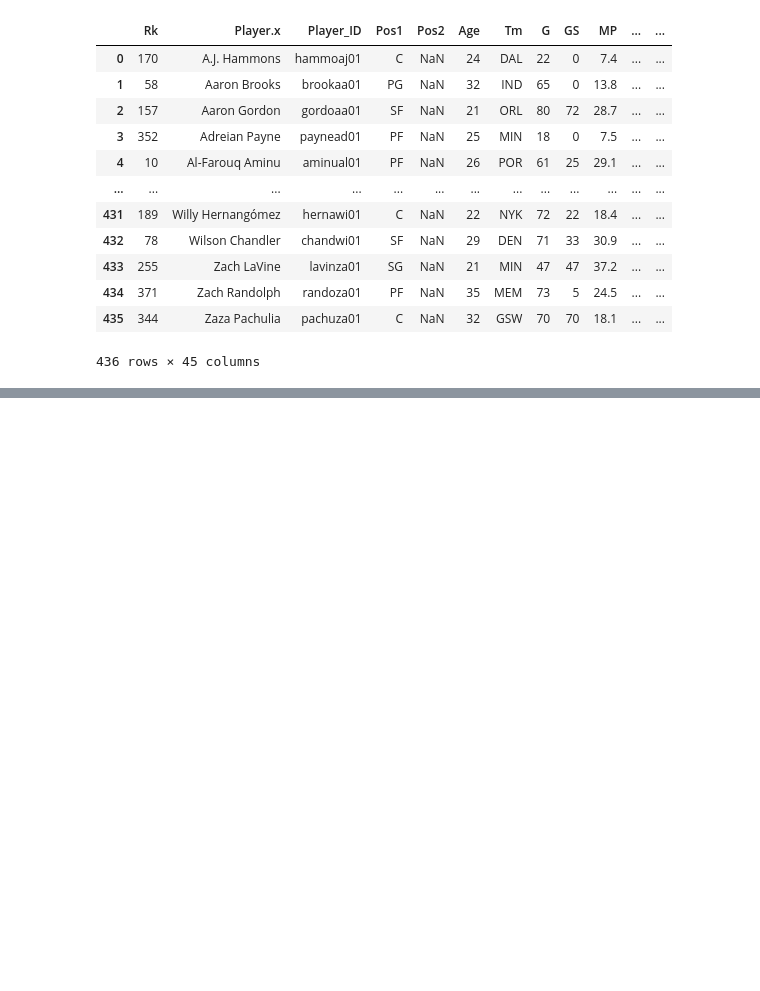
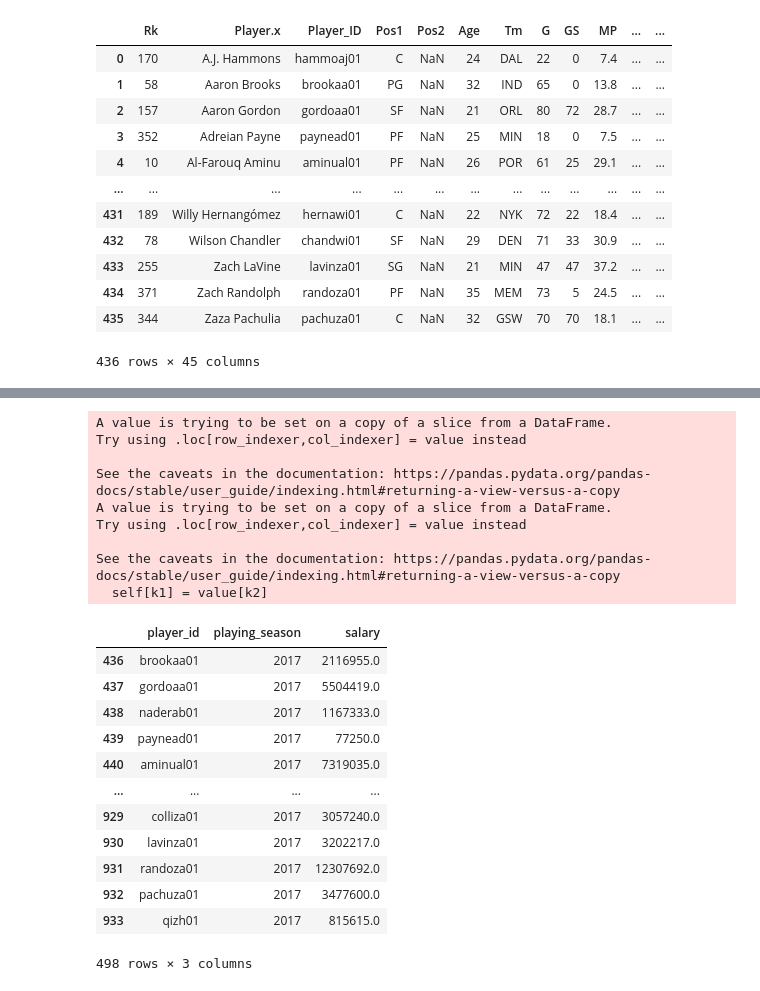
Before and after one commit to asitkumar26/nba-player-analytics, a Jupyter notebook: Pre-processing/preprocessing_data/explore_data_salary_2016_19.ipynb, the cells around one changed output, grey strips where cells are left out. Drawn from its saved outputs; the diff is of its cells as text; code cells hidden in the pictures; blank space fills up the shorter version.

Commit message:
Prepocessing Player Salary for year 2017-18

```diff
--- a/Pre-processing/preprocessing_data/explore_data_salary_2016_19.ipynb
+++ b/Pre-processing/preprocessing_data/explore_data_salary_2016_19.ipynb
@@ -480,0 +481,74 @@ player_salary_201617_cleaned_df
+# %%
+#THE FOLLOWING SECTION is creating a Dataframe for 2017-18
+player_salary_2017_18_df = player_salary_2016_to_2019_df.loc[(player_salary_2016_to_2019_df['Season'] == "2017-18")]
+player_salary_2017_18_df
+
+# Way to find frequency of player_ID
+duplicate_name_2_df = player_salary_2017_18_df['Player_ID'].value_counts()
+duplicate_name_2_df
+
+# Number of players who are traded (and have multiple rows)
+duplicate_name_2_df.loc[(duplicate_name_2_df > 1)].count()
+
+# Duplicate count is 0. To confirm whether a player was in two teams
+player_salary_2017_18_df['Tm'].value_counts()
+
+player_salary_2017_18_df.loc[(player_salary_2017_18_df['Player_ID'] == "acyqu01")]
+
+# Creating New Data Frame for 2017-18 with just the columns we need
+player_salary_201718_clean_df = player_salary_2017_18_df[['Player_ID','Season','Salary']]
+player_salary_201718_clean_df
+
+# Change format of Season from 2017-18 to 2016
+split_season_df = player_salary_201718_clean_df['Season'].str.split("-", n = 1, expand = True)
+split_season_df
+
+# Add New Column for playing_season
+player_salary_201718_clean_df["playing_season"] = split_season_df[0]
+player_salary_201718_clean_df
+
+# Fill Salary Values with 0 if its null
+player_salary_201718_clean_df[['Salary']] = player_salary_201718_clean_df[['Salary']].fillna(value=0)
+player_salary_201718_clean_df
+
+# Change Column Names
+player_salary_201718_clean_df = player_salary_201718_clean_df.rename(columns={"Player_ID":"player_id"})
+player_salary_201718_clean_df = player_salary_201718_clean_df.rename(columns={"Salary":"salary"})
+player_salary_201718_clean_df
+
+
+# Create a Cleaned Data Frame that will be ouputted to a CSV file
+player_salary_201718_cleaned_df = player_salary_201718_clean_df[['player_id','playing_season','salary']]
+player_salary_201718_cleaned_df
+
+#########################
+# Write to CSV File 2016
+#########################
+# writing Clean data to csv file
+player_salary_201718_cleaned_df.to_csv(r'../../Resources/PreprocessedDataFiles/NBA Players Salary 201718_clean.csv', encoding='utf-8', header='true')
+player_salary_201718_cleaned_df
+
+#count 498 matches with previous calculations
+# %% [output]
+A value is trying to be set on a copy of a slice from a DataFrame.
+Try using .loc[row_indexer,col_indexer] = value instead
+
+See the caveats in the documentation: https://pandas.pydata.org/pandas-docs/stable/user_guide/indexing.html#returning-a-view-versus-a-copy
+A value is trying to be set on a copy of a slice from a DataFrame.
+Try using .loc[row_indexer,col_indexer] = value instead
+
+See the caveats in the documentation: https://pandas.pydata.org/pandas-docs/stable/user_guide/indexing.html#returning-a-view-versus-a-copy
+  self[k1] = value[k2]
+|  | player_id | playing_season | salary |
+| 436 | brookaa01 | 2017 | 2116955.0 |
+| 437 | gordoaa01 | 2017 | 5504419.0 |
+| 438 | naderab01 | 2017 | 1167333.0 |
+| 439 | paynead01 | 2017 | 77250.0 |
+| 440 | aminual01 | 2017 | 7319035.0 |
+| ... | ... | ... | ... |
+| 929 | colliza01 | 2017 | 3057240.0 |
+| 930 | lavinza01 | 2017 | 3202217.0 |
+| 931 | randoza01 | 2017 | 12307692.0 |
+| 932 | pachuza01 | 2017 | 3477600.0 |
+| 933 | qizh01 | 2017 | 815615.0 |
+498 rows × 3 columns
```
Also changed, not shown: parts of 22 cells of this notebook, 2 other files.
